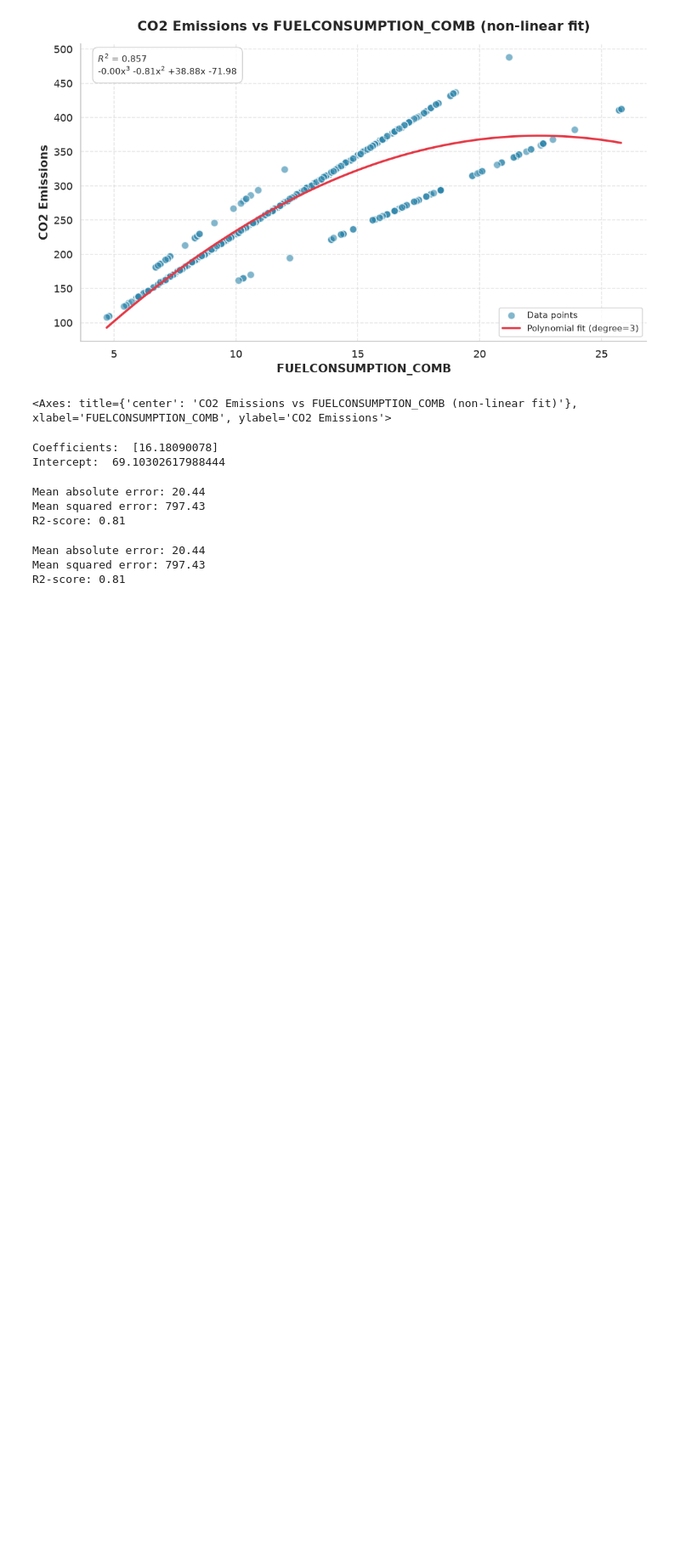
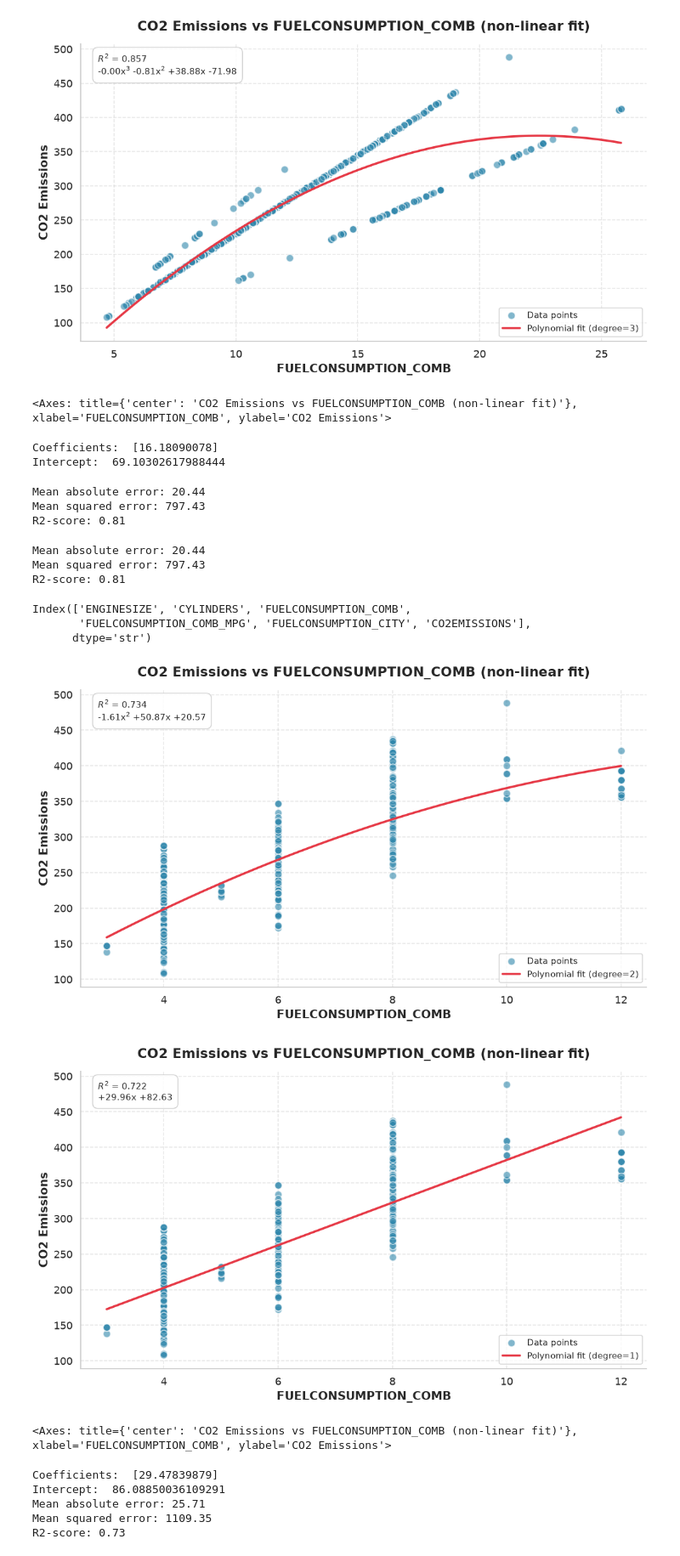
Before and after one commit to overdoseparsa/ML_Learn, a Jupyter notebook: regression/co2_mul_polnimal_reg.ipynb, the cells around one changed output. Shown at 85% size. Saved outputs shown, nothing was run; the diff lists cells and outputs as text; code cells hidden in the pictures; blank space fills up the shorter version.

Commit message:
add multi regression

```diff
--- a/regression/co2_mul_polnimal_reg.ipynb
+++ b/regression/co2_mul_polnimal_reg.ipynb
@@ -391,3 +391,24 @@ print("R2-score: %.2f" % r2_score(y_test_c, y_pred_c))
 Mean absolute error: 20.44
 Mean squared error: 797.43
 R2-score: 0.81
+# %%
+# create that sample all regersion model from that last
+# sin modelar
+cdf.columns
+# %% [output]
+Index(['ENGINESIZE', 'CYLINDERS', 'FUELCONSUMPTION_COMB',
+       'FUELCONSUMPTION_COMB_MPG', 'FUELCONSUMPTION_CITY', 'CO2EMISSIONS'],
+      dtype='str')
+# %%
+# منحنی درجه ۲ (پیش‌فرض) — سهمی
+plot_scatter_poly(cdf.CYLINDERS, cdf.CO2EMISSIONS,
+                  xlabel="FUELCONSUMPTION_COMB", ylabel="CO2 Emissions")
+
+# منحنی درجه ۳ — مکعبی
+plot_scatter_poly(cdf.CYLINDERS, cdf.CO2EMISSIONS,
+                  xlabel="FUELCONSUMPTION_COMB", ylabel="CO2 Emissions",
+                  degree=1)
+# %% [output]
+[figure, added]
+[figure, added]
+<Axes: title={'center': 'CO2 Emissions vs FUELCONSUMPTION_COMB (non-linear fit)'}, xlabel='FUELCONSUMPTION_COMB', ylabel='CO2 Emissions'>
@@ -393,0 +432,23 @@ R2-score: 0.81
+# %%
+from sklearn import linear_model
+import numpy as np
+from sklearn.linear_model import LinearRegression
+from sklearn.metrics import r2_score
+regr = linear_model.LinearRegression()
+regr.fit (x_trainـ_cy, y_train_cy)
+# The coefficients
+print ('Coefficients: ', regr.coef_)
+print ('Intercept: ',regr.intercept_)
+
+
+y_pred_cy = regr.predict(x_test_cy)
+
+print("Mean absolute error: %.2f" % np.mean(np.abs(y_pred_cy - y_test_cy)))
+print("Mean squared error: %.2f" % np.mean((y_pred_cy - y_test_cy) ** 2))
+print("R2-score: %.2f" % r2_score(y_test_cy, y_pred_cy))
+# %% [output]
+Coefficients:  [29.47839879]
+Intercept:  86.08850036109291
+Mean absolute error: 25.71
+Mean squared error: 1109.35
+R2-score: 0.73
```
Also changed, not shown: parts of 7 cells of this notebook, 1 other file.
